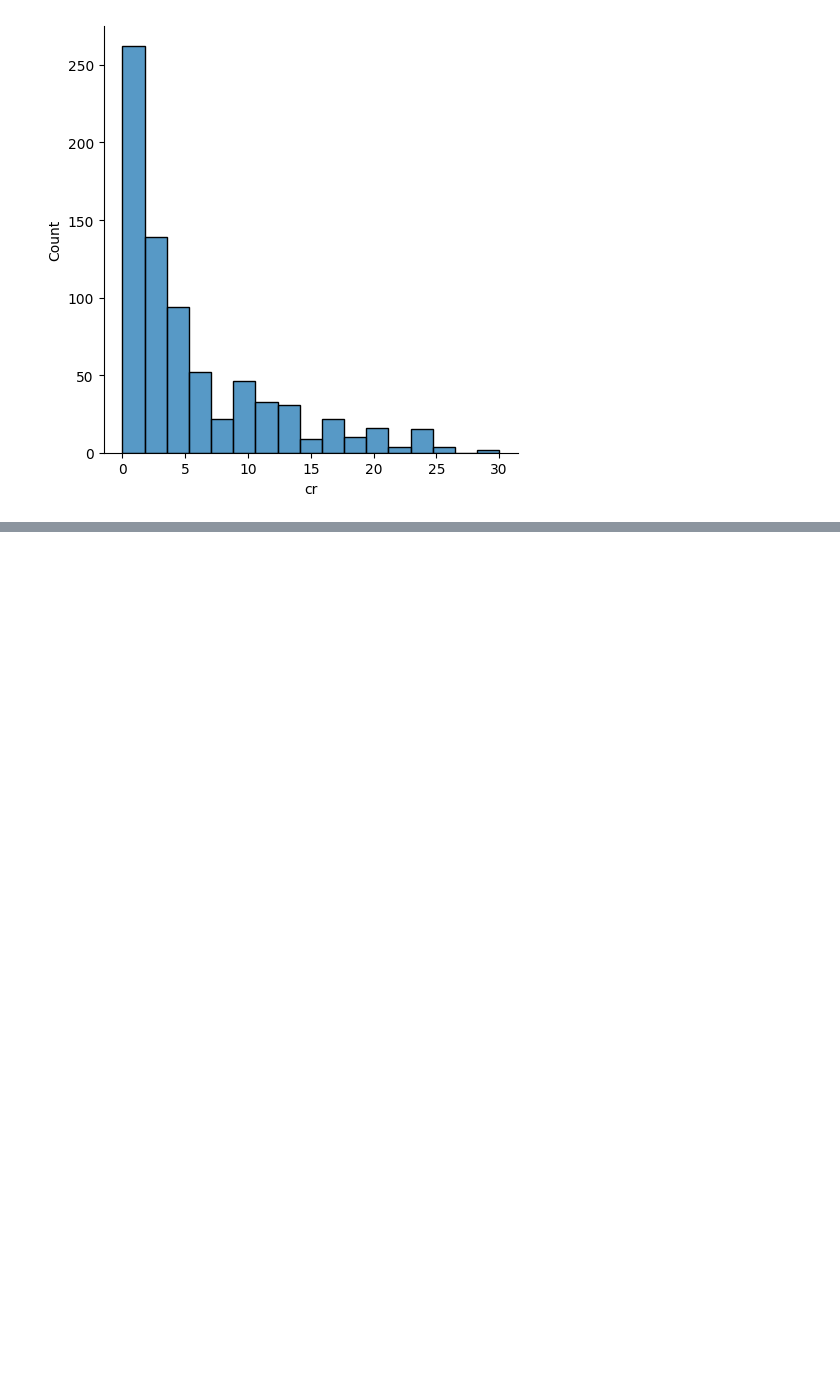
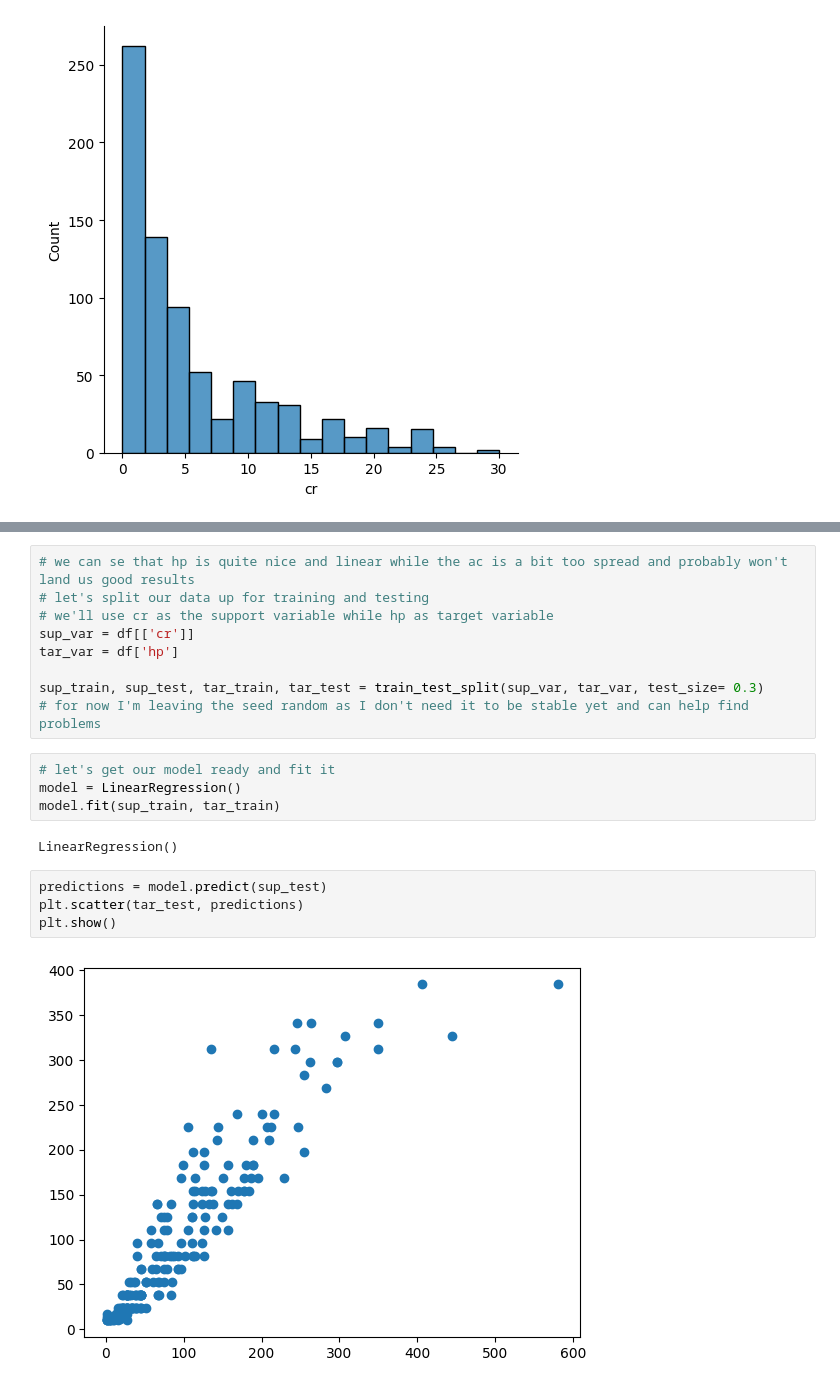
Before and after one commit to TactiCool-HUN/introduction_to_machine_learning, a Jupyter notebook: exercise_1/exercise_1_1.ipynb, the cells around one changed output, grey strips where cells are left out. Saved outputs shown, nothing was run; the diff lists cells and outputs as text; blank space fills up the shorter version.

Commit message:
main model and analysis complete

```diff
--- a/exercise_1/exercise_1_1.ipynb
+++ b/exercise_1/exercise_1_1.ipynb
@@ -117,3 +117,24 @@ sns.pairplot(df[['cr', 'ac', 'hp']])
 # %% [output]
 <seaborn.axisgrid.PairGrid at 0x...>
 [figure]
+# %%
+# we can se that hp is quite nice and linear while the ac is a bit too spread and probably won't land us good results
+# let's split our data up for training and testing
+# we'll use cr as the support variable while hp as target variable
+sup_var = df[['cr']]
+tar_var = df['hp']
+
+sup_train, sup_test, tar_train, tar_test = train_test_split(sup_var, tar_var, test_size= 0.3)
+# for now I'm leaving the seed random as I don't need it to be stable yet and can help find problems
+# %%
+# let's get our model ready and fit it
+model = LinearRegression()
+model.fit(sup_train, tar_train)
+# %% [output]
+LinearRegression()
+# %%
+predictions = model.predict(sup_test)
+plt.scatter(tar_test, predictions)
+plt.show()
+# %% [output]
+[figure, added]
```
Also changed, not shown: parts of 11 cells of this notebook.
